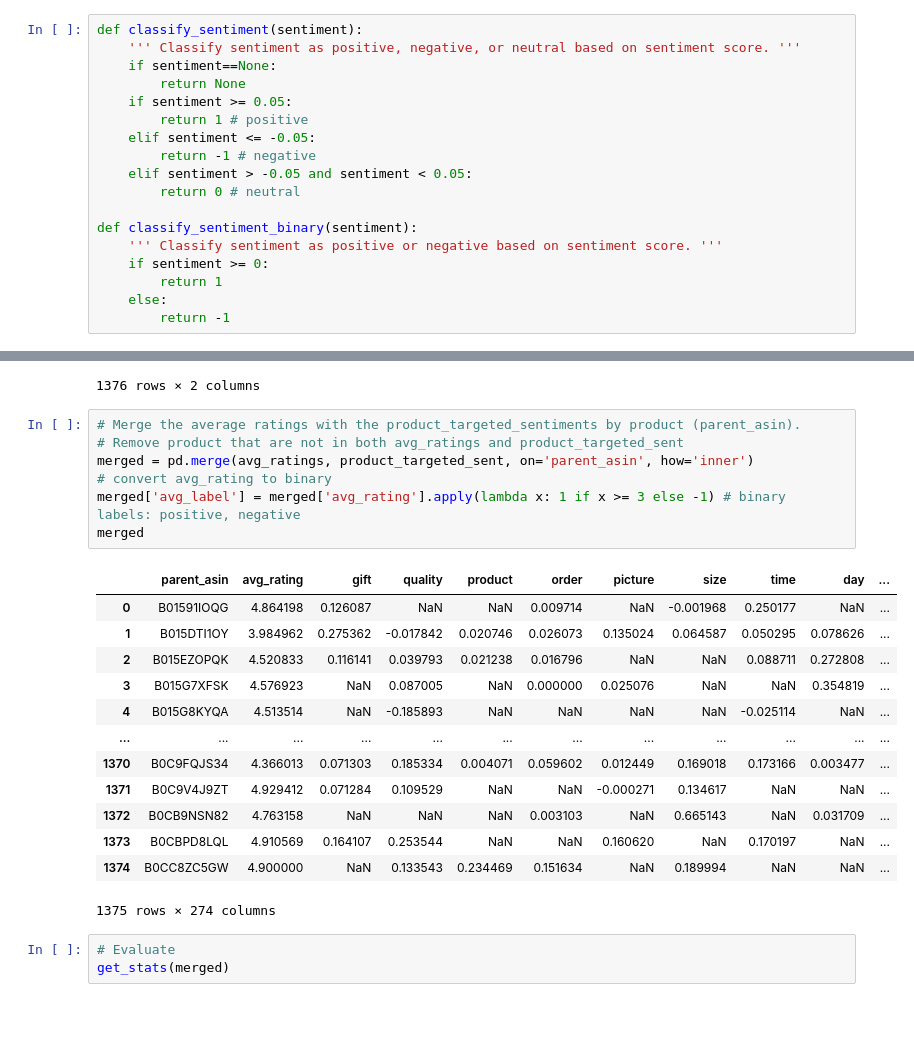
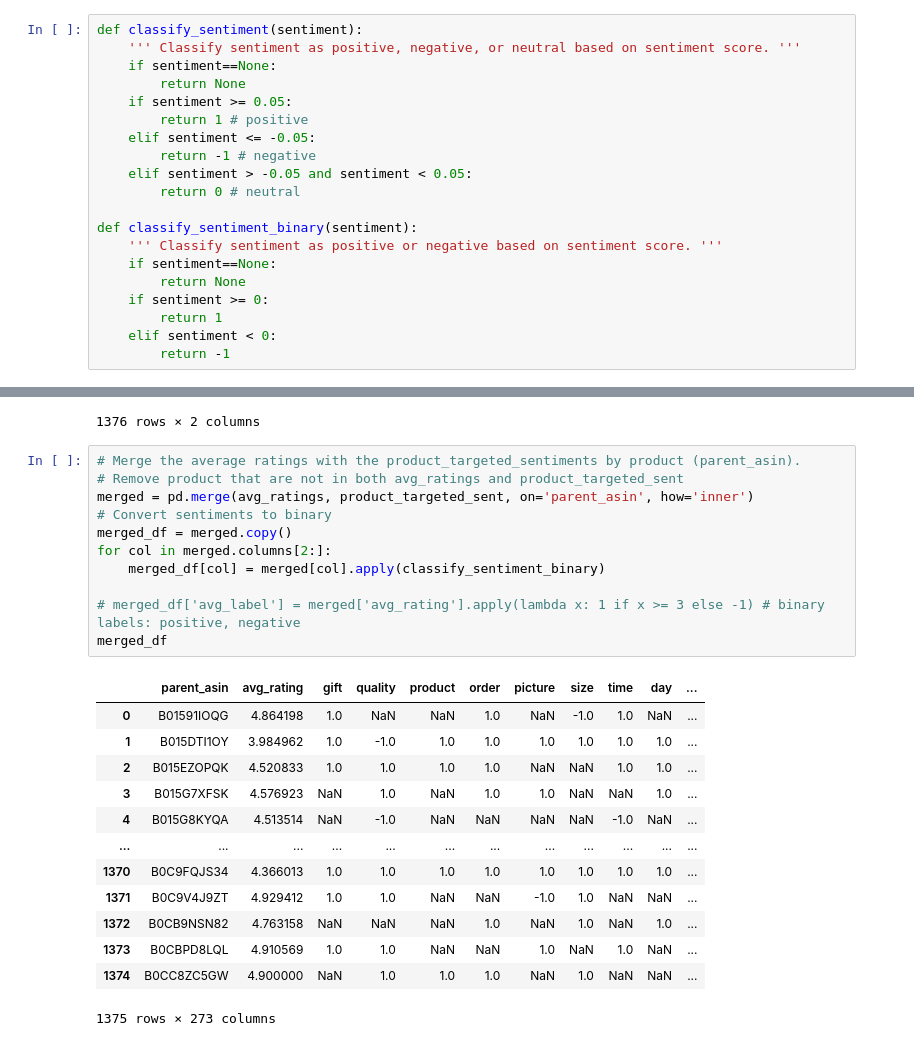
Before and after one commit to emilyguancamole/product-sentiment, a Jupyter notebook: evaluate.ipynb, the cells around one changed output, grey strips where cells are left out. Cells and saved outputs as stored; diff of their text form; blank space fills up the shorter version.

```diff
--- a/evaluate.ipynb
+++ b/evaluate.ipynb
@@ -16,9 +17,11 @@ def classify_sentiment(sentiment):
 
 def classify_sentiment_binary(sentiment):
     ''' Classify sentiment as positive or negative based on sentiment score. '''
+    if sentiment==None:
+        return None
     if sentiment >= 0:
         return 1
-    else:
+    elif sentiment < 0:
         return -1
 # %% [markdown]
 ## Whole-Review Sentiment Evaluation
@@ -849,24 +938,25 @@ avg_ratings
 # %%
 # Merge the average ratings with the product_targeted_sentiments by product (parent_asin).
 # Remove product that are not in both avg_ratings and product_targeted_sent
 merged = pd.merge(avg_ratings, product_targeted_sent, on='parent_asin', how='inner')
-# convert avg_rating to binary
-merged['avg_label'] = merged['avg_rating'].apply(lambda x: 1 if x >= 3 else -1) # binary labels: positive, negative
-merged
+# Convert sentiments to binary
+merged_df = merged.copy()
+for col in merged.columns[2:]:
+    merged_df[col] = merged[col].apply(classify_sentiment_binary)
+
+# merged_df['avg_label'] = merged['avg_rating'].apply(lambda x: 1 if x >= 3 else -1) # binary labels: positive, negative
+merged_df
 # %% [output]
 |  | parent_asin | avg_rating | gift | quality | product | order | picture | size | time | day | ... |
-| 0 | B01591IOQG | 4.864198 | 0.126087 | NaN | NaN | 0.009714 | NaN | -0.001968 | 0.250177 | NaN | ... |
-| 1 | B015DTI1OY | 3.984962 | 0.275362 | -0.017842 | 0.020746 | 0.026073 | 0.135024 | 0.064587 | 0.050295 | 0.078626 | ... |
-| 2 | B015EZOPQK | 4.520833 | 0.116141 | 0.039793 | 0.021238 | 0.016796 | NaN | NaN | 0.088711 | 0.272808 | ... |
-| 3 | B015G7XFSK | 4.576923 | NaN | 0.087005 | NaN | 0.000000 | 0.025076 | NaN | NaN | 0.354819 | ... |
-| 4 | B015G8KYQA | 4.513514 | NaN | -0.185893 | NaN | NaN | NaN | NaN | -0.025114 | NaN | ... |
+| 0 | B01591IOQG | 4.864198 | 1.0 | NaN | NaN | 1.0 | NaN | -1.0 | 1.0 | NaN | ... |
+| 1 | B015DTI1OY | 3.984962 | 1.0 | -1.0 | 1.0 | 1.0 | 1.0 | 1.0 | 1.0 | 1.0 | ... |
+| 2 | B015EZOPQK | 4.520833 | 1.0 | 1.0 | 1.0 | 1.0 | NaN | NaN | 1.0 | 1.0 | ... |
+| 3 | B015G7XFSK | 4.576923 | NaN | 1.0 | NaN | 1.0 | 1.0 | NaN | NaN | 1.0 | ... |
+| 4 | B015G8KYQA | 4.513514 | NaN | -1.0 | NaN | NaN | NaN | NaN | -1.0 | NaN | ... |
 | ... | ... | ... | ... | ... | ... | ... | ... | ... | ... | ... | ... |
-| 1370 | B0C9FQJS34 | 4.366013 | 0.071303 | 0.185334 | 0.004071 | 0.059602 | 0.012449 | 0.169018 | 0.173166 | 0.003477 | ... |
-| 1371 | B0C9V4J9ZT | 4.929412 | 0.071284 | 0.109529 | NaN | NaN | -0.000271 | 0.134617 | NaN | NaN | ... |
-| 1372 | B0CB9NSN82 | 4.763158 | NaN | NaN | NaN | 0.003103 | NaN | 0.665143 | NaN | 0.031709 | ... |
-| 1373 | B0CBPD8LQL | 4.910569 | 0.164107 | 0.253544 | NaN | NaN | 0.160620 | NaN | 0.170197 | NaN | ... |
-| 1374 | B0CC8ZC5GW | 4.900000 | NaN | 0.133543 | 0.234469 | 0.151634 | NaN | 0.189994 | NaN | NaN | ... |
+| 1370 | B0C9FQJS34 | 4.366013 | 1.0 | 1.0 | 1.0 | 1.0 | 1.0 | 1.0 | 1.0 | 1.0 | ... |
+| 1371 | B0C9V4J9ZT | 4.929412 | 1.0 | 1.0 | NaN | NaN | -1.0 | 1.0 | NaN | NaN | ... |
+| 1372 | B0CB9NSN82 | 4.763158 | NaN | NaN | NaN | 1.0 | NaN | 1.0 | NaN | 1.0 | ... |
+| 1373 | B0CBPD8LQL | 4.910569 | 1.0 | 1.0 | NaN | NaN | 1.0 | NaN | 1.0 | NaN | ... |
+| 1374 | B0CC8ZC5GW | 4.900000 | NaN | 1.0 | 1.0 | 1.0 | NaN | 1.0 | NaN | NaN | ... |
-1375 rows × 274 columns
+1375 rows × 273 columns
-# %%
-# Evaluate
-get_stats(merged)
```
Also changed, not shown: parts of 12 cells of this notebook, 2 other files.
